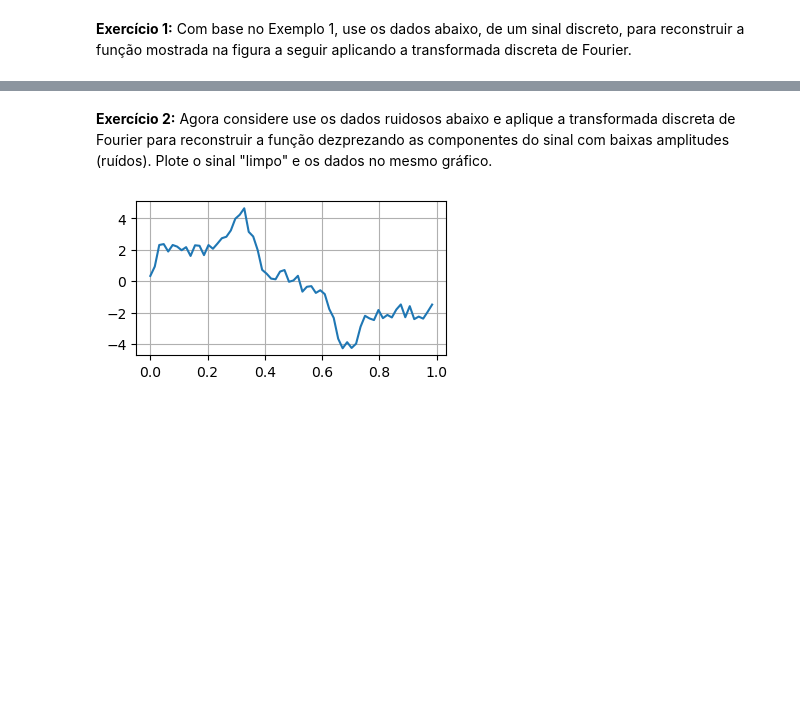
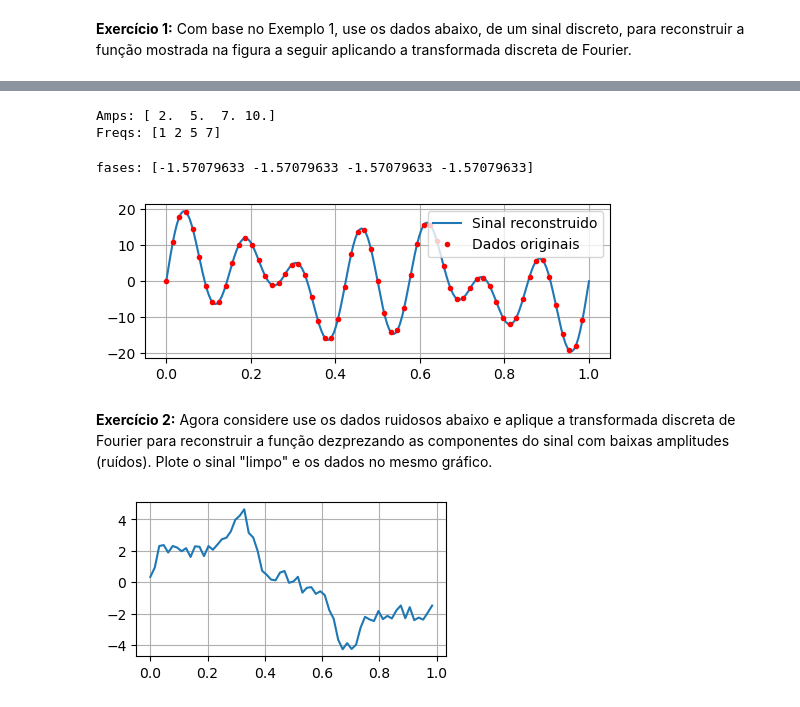
Before and after one commit to tiagoburiol/MatComp_IV, a Jupyter notebook: 04_transformada_discreta_de_fourier.ipynb, the cells around one changed output, grey strips where cells are left out. Drawn from its saved outputs; the diff is of its cells as text; code cells hidden in the pictures; blank space fills up the shorter version.

```diff
--- a/04_transformada_discreta_de_fourier.ipynb
+++ b/04_transformada_discreta_de_fourier.ipynb
@@ -134,3 +185,36 @@ x = np.array([ 0.00000000e+00,  1.08151959e+01,  1.79317379e+01,  1.91439262e+01
+# %%
+# pegando as amplitudes
+print("Amps:", np.round(amps[np.where(amps[0:50]>0.3)],2))
+# pegando as frequências com maior amplitude
+print('Freqs:',freqs[np.where(amps[0:50]>0.3)])
+# %% [output]
+Amps: [ 2.  5.  7. 10.]
+Freqs: [1 2 5 7]
+# %%
+# pegando as fases
+phi = np.angle(F[[1,2,5,7]])
+print("fases:", phi)
+# %% [output]
+fases: [-1.57079633 -1.57079633 -1.57079633 -1.57079633]
+# %%
+# recuperando o sinal
+sinal = lambda A, w, phi, t: A*np.cos(2*np.pi*w*t + phi)
+t = np.linspace(0,1,200, endpoint=True)
+
+x1 = sinal(2, 1, -np.pi/2, t)
+x2 = sinal(5, 2, -np.pi/2, t)
+x3 = sinal(7, 5, -np.pi/2, t)
+x4 = sinal(10, 7, -np.pi/2, t)
+xr = x1+x2+x3+x4
+# %%
+fig, ax = plt.subplots(figsize = (6,2))
+plt.plot(t, xr, label='Sinal reconstruido')
+plt.plot(n/64, x,'r.', label='Dados originais')
+plt.legend()
+plt.grid()
+plt.show()
+# %% [output]
+[figure, added]
 # %% [markdown]
 **Exercício 2:** Agora considere use os dados ruidosos abaixo e aplique a transformada discreta de Fourier para reconstruir a função dezprezando as componentes do sinal com baixas amplitudes (ruídos). Plote o sinal "limpo" e os dados no mesmo gráfico.
 # %%
```
Also changed, not shown: parts of 26 cells of this notebook.
